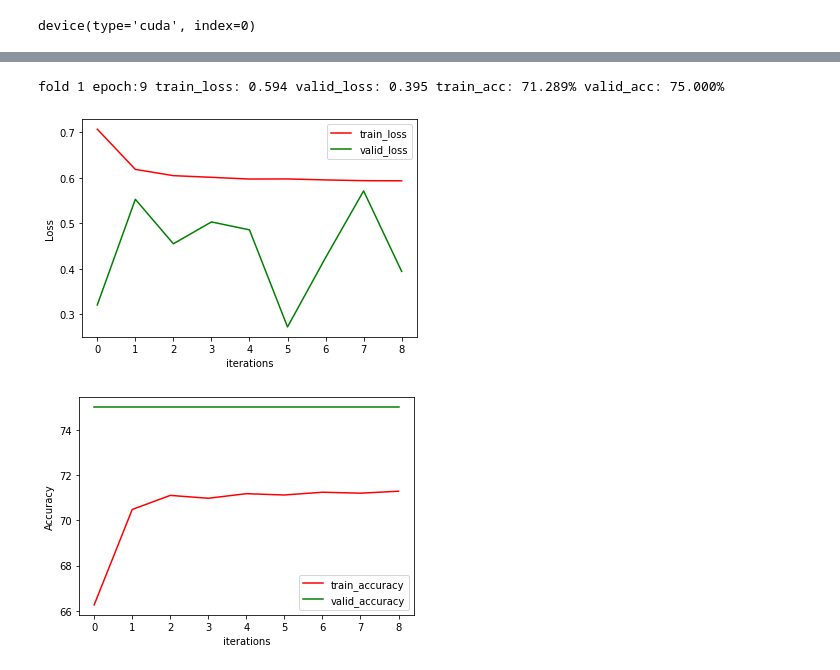
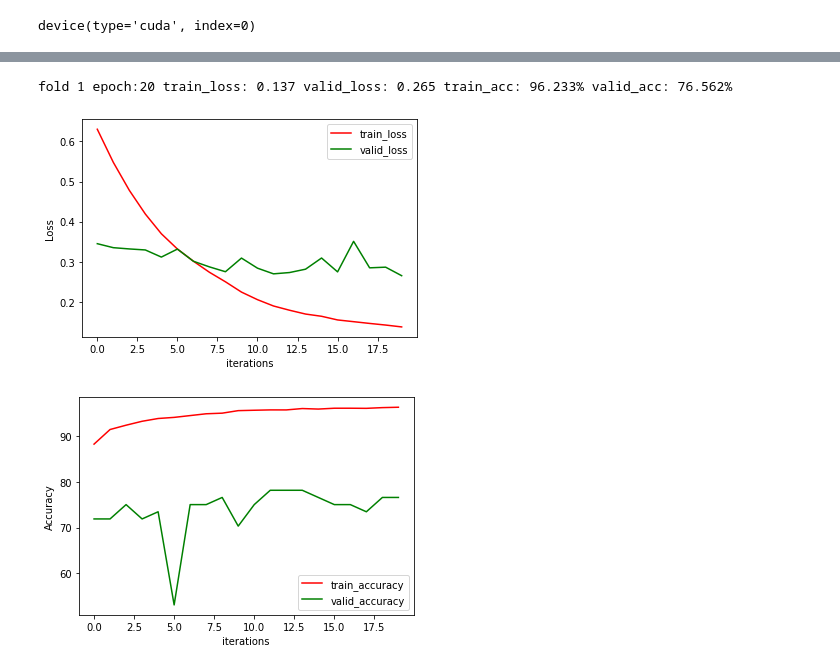
Before and after one commit to Mainakdeb/project-nova, a Jupyter notebook: classify_supernova.ipynb, the cells around one changed output, grey strips where cells are left out. Cells and saved outputs as stored; diff of their text form; code cells hidden in the pictures.

Commit message:
modify training utils

```diff
--- a/classify_supernova.ipynb
+++ b/classify_supernova.ipynb
@@ -78,15 +81,17 @@ class C_Dataset(Dataset):
 
     def __getitem__(self, idx):
 
-        smol_img_path = "ext_sm_"+str(idx)+".png" #image path column
+        smol_img_path = "ext_sm_"+ str(self.d.iloc[idx]['observation_numbers'])+".png" #image path column
+        #print(smol_img_path )
         class_name = str(self.d.iloc[idx]['targets'])  #class name column
         full_img_path = self.root_dir + smol_img_path #+ '.png'
 
         '''
         img_arr range is 0, 255, so divided by 255.
         '''
-        img_arr = (image_to_nparray(full_img_path)/255.).astype(np.float32)
-        # print(img_arr.max(), img_arr.min())
+        #img_arr = (image_to_nparray(full_img_path)/255.).astype(np.float32)
+        img_arr=image_to_nparray(full_img_path)
+        #print(img_arr.max(), img_arr.min())
 
         if self.augmentation is not None:
             img  = self.augmentation(image = img_arr)
@@ -102,7 +107,7 @@ class C_Dataset(Dataset):
     def __len__(self):
         return (len(self.d))
 # %%
-data = C_Dataset(pd.read_csv("/content/ext_sm_all.csv", usecols=['targets']),
+data = C_Dataset(pd.read_csv("/content/ext_sm_all.csv", ),
                  '/content/ext_small_images/',
                  augmentation = Compose([
                                         #RandomBrightnessContrast( p=0.9),
@@ -220,10 +234,8 @@ class Engine:
 def run_training(load_pretrained, pretrained_path, fold, batch_size, lr, save_model=True, num_epochs = 1, plot_metrics=True):
 
     train_csv=pd.read_csv('./train_targets_folds.csv')
-
     val_fold=train_csv[train_csv['kfold'] == fold]
     train_fold=train_csv[train_csv['kfold'] != fold]
-
 
     train_dataset = C_Dataset(train_fold,
                  '/content/ext_small_images/',
@@ -270,10 +282,11 @@ def run_training(load_pretrained, pretrained_path, fold, batch_size, lr, save_mo
                 )
 
     torch.cuda.empty_cache()
-    model_ft = models.resnet18(pretrained=True)
+    model_ft = models.resnet18(pretrained=False)
     num_ftrs = model_ft.fc.in_features
     model_ft.fc = nn.Sequential(
-        nn.Dropout(0.5),
+        nn.Dropout(0.65),
+        nn.Softmax(),
         nn.Linear(num_ftrs, 2))
     model = model_ft.to(device)
 
@@ -297,7 +310,7 @@ def run_training(load_pretrained, pretrained_path, fold, batch_size, lr, save_mo
                  criterion=criterion)
 
     best_loss = 999
-    early_stop_iter = 7
+    early_stop_iter = 10
     early_stop_count=0
     train_losses_arr=[]
     train_acc_arr=[]
@@ -305,7 +318,6 @@ def run_training(load_pretrained, pretrained_path, fold, batch_size, lr, save_mo
     val_acc_arr=[]
 
     for epoch in range(num_epochs):
-
         train_loss, train_accuracy = eng.train(train_loader)
         valid_loss, valid_accuracy = eng.evaluate(val_loader)
 
@@ -349,20 +361,20 @@ def run_training(load_pretrained, pretrained_path, fold, batch_size, lr, save_mo
 # %%
 best_losses = []
 NFOLDS=1
 #train one fold
 for fold in range(NFOLDS):
     best_losses.append(
         run_training(
             load_pretrained=False,
             pretrained_path="",
             fold=fold,
             batch_size = 350, #best_params["batch_size"],
-            lr = 0.00015, #best_params["lr"], 0.00014148226882681195
+            lr = 0.0005, #best_params["lr"], 0.00014148226882681195
             num_epochs = 30,
             plot_metrics=True
         )
     )
 # %% [output]
-fold 1 epoch:9 train_loss: 0.594 valid_loss: 0.395 train_acc: 71.289% valid_acc: 75.000%
+fold 1 epoch:20 train_loss: 0.137 valid_loss: 0.265 train_acc: 96.233% valid_acc: 76.562%
-[figure, old version]
+[figure, new version]
-[figure, old version]
+[figure, new version]
```
Also changed, not shown: parts of 9 cells of this notebook.
